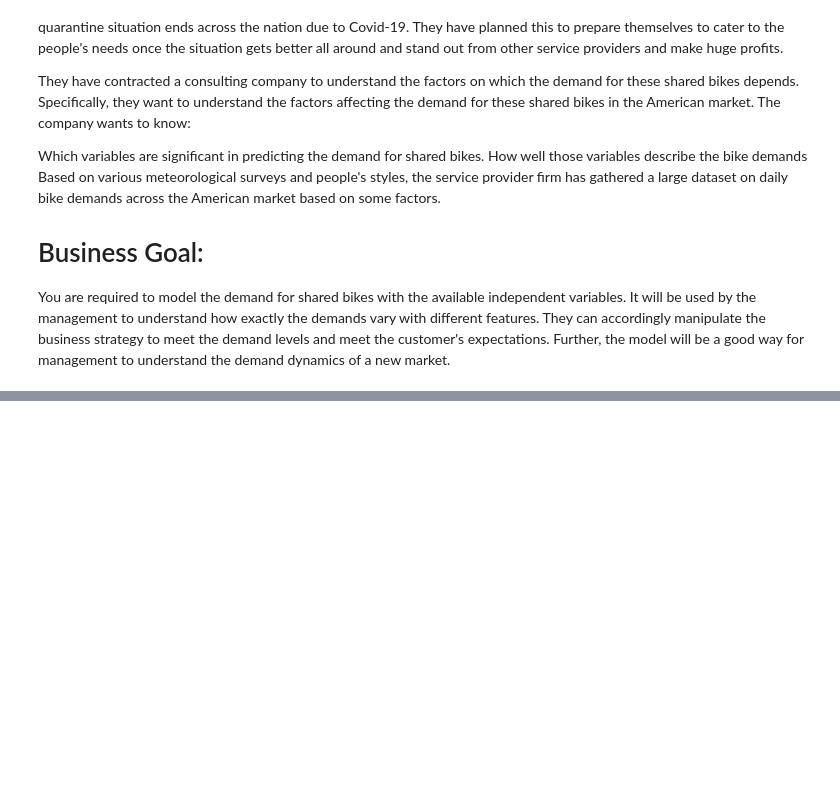
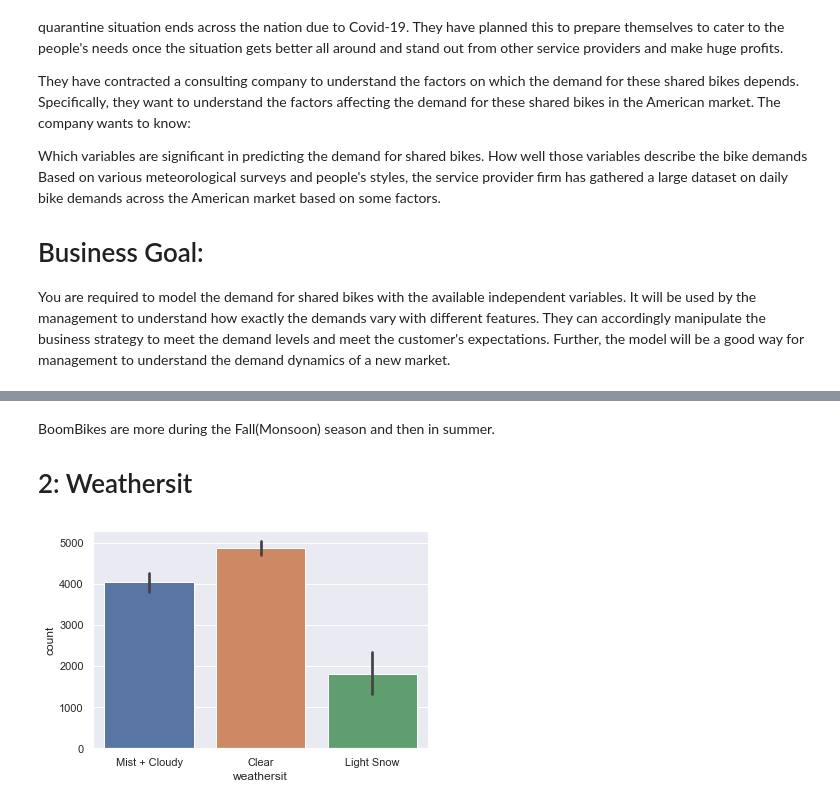
Before and after one commit to RR-Nair/Linear_Regression_Boom_Bike_Assignment, a Jupyter notebook: Linear_Regression_Boom_Bike_Assignment.ipynb, the cells around one changed output, grey strips where cells are left out. Saved outputs shown, nothing was run; the diff lists cells and outputs as text; code cells hidden in the pictures; blank space fills up the shorter version.

```diff
--- a/Linear_Regression_Boom_Bike_Assignment.ipynb
+++ b/Linear_Regression_Boom_Bike_Assignment.ipynb
@@ -1683,0 +250,11 @@ Demand = 3486 + (yr x 1996) - (holiday x 710) + (atemp x 3528) - (hum x 1424) -
+# %% [markdown]
+BoomBikes are more during the Fall(Monsoon) season and then in summer.
+
+
+# 2: Weathersit
+# %%
+#Relation between weather and count of BoomBikes
+sns.barplot(x='weathersit',y='count',data=BoomBikes)
+plt.show()
+# %% [output]
+[figure, added]
```
Also changed, not shown: parts of 355 cells of this notebook.
